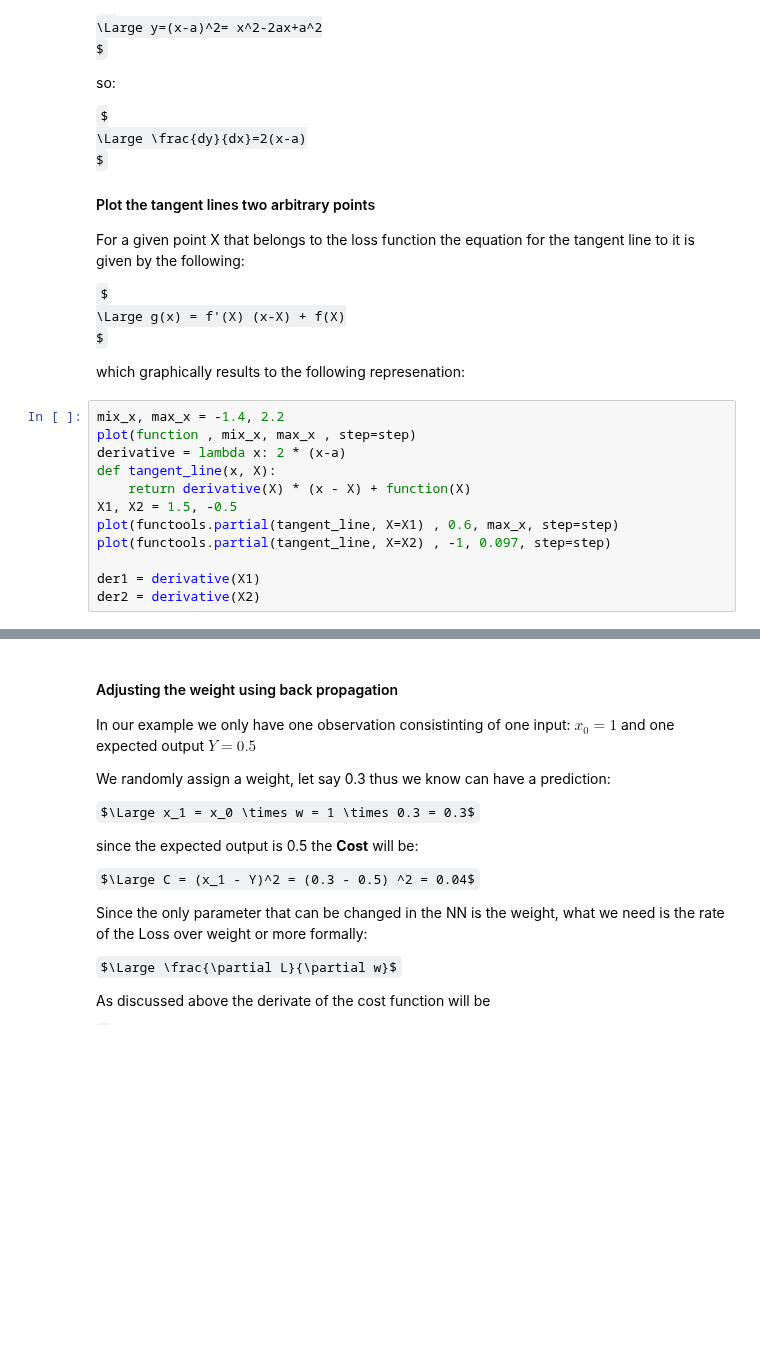
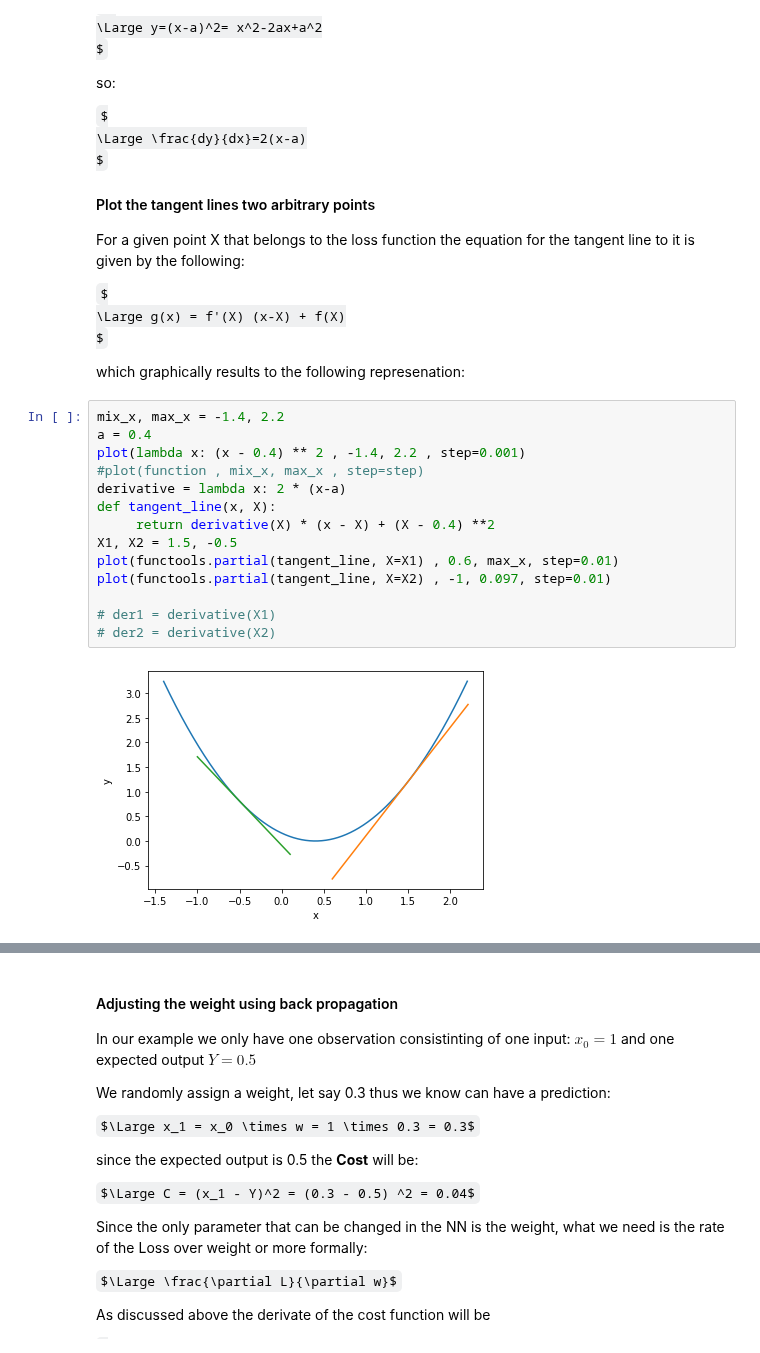
Before and after one commit to codingismycraft/ML_Introduction, a Jupyter notebook: notebooks/understanding-back-propagation.ipynb, the cells around one changed output, grey strips where cells are left out. Cells and saved outputs as stored; diff of their text form; some formulas as TeX source; blank space fills up the shorter version.

Commit message:
Adds missing function from notebook.

```diff
--- a/notebooks/understanding-back-propagation.ipynb
+++ b/notebooks/understanding-back-propagation.ipynb
@@ -147,16 +149,20 @@ For a given point X that belongs to the loss function the equation for the tange
  which graphically results to the following represenation:
 # %%
 mix_x, max_x = -1.4, 2.2
-plot(function , mix_x, max_x , step=step)
+a = 0.4
+plot(lambda x: (x - 0.4) ** 2 , -1.4, 2.2 , step=0.001)
+#plot(function , mix_x, max_x , step=step)
 derivative = lambda x: 2 * (x-a)
 def tangent_line(x, X):
-    return derivative(X) * (x - X) + function(X)
+     return derivative(X) * (x - X) + (X - 0.4) **2
 X1, X2 = 1.5, -0.5
-plot(functools.partial(tangent_line, X=X1) , 0.6, max_x, step=step)
-plot(functools.partial(tangent_line, X=X2) , -1, 0.097, step=step)
+plot(functools.partial(tangent_line, X=X1) , 0.6, max_x, step=0.01)
+plot(functools.partial(tangent_line, X=X2) , -1, 0.097, step=0.01)
 
-der1 = derivative(X1)
-der2 = derivative(X2)
+# der1 = derivative(X1)
+# der2 = derivative(X2)
+# %% [output]
+[figure, added]
 # %% [markdown]
 As we can notice from the above graphical represenation, the derivate of point is positive when it lies on the right of the minuum value and negative otherwise.  Based on this notification, we will try to approach the  value of x that minimizes the function by adding or subtracting a small step each time.
 
```
Also changed, not shown: parts of 5 cells of this notebook.
